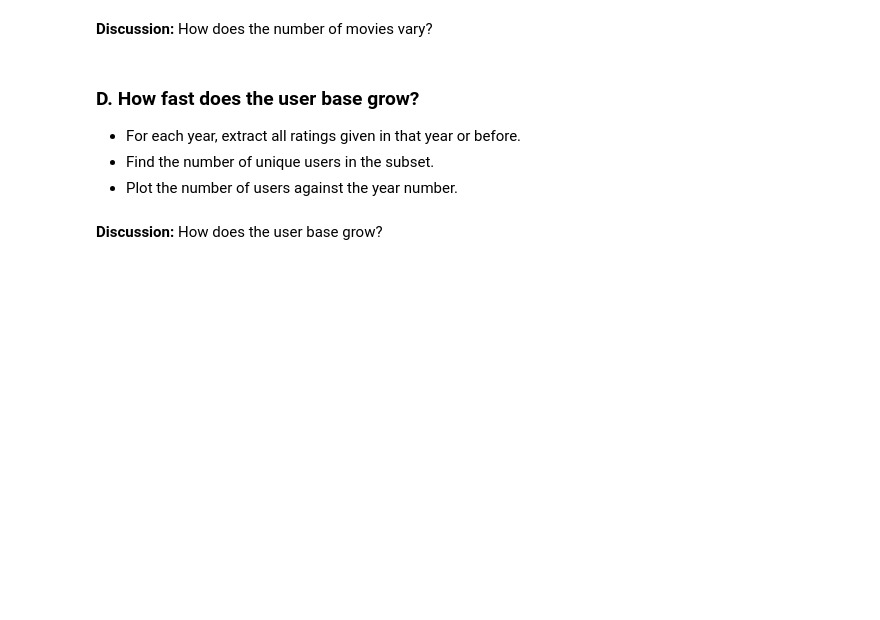
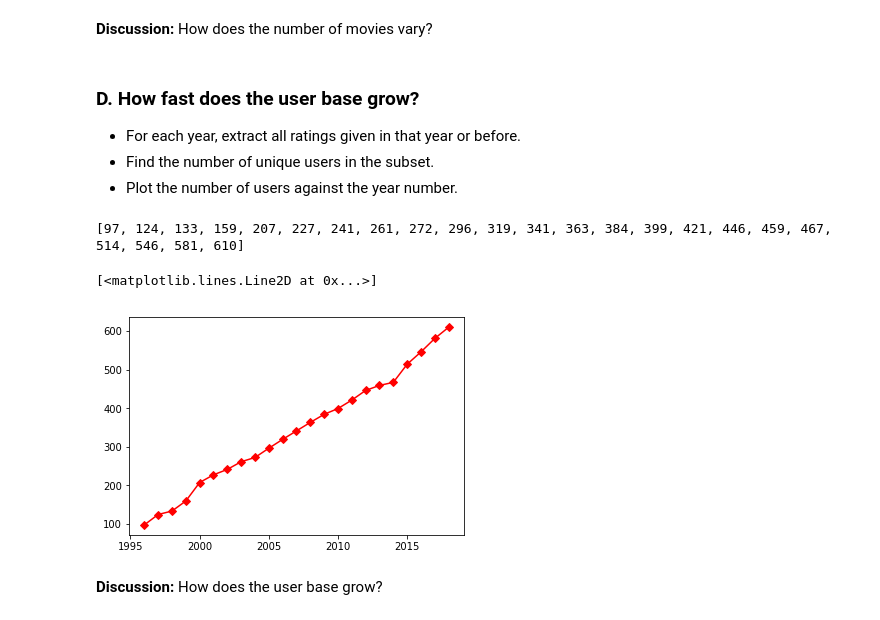
Before and after one commit to ch00226855/CMP464-Fall2019, a Jupyter notebook: Week5_DataFrame_Part2_Ex.ipynb, the cells around one changed output. Drawn from its saved outputs; the diff is of its cells as text; code cells hidden in the pictures; blank space fills up the shorter version.

```diff
--- a/Week5_DataFrame_Part2_Ex.ipynb
+++ b/Week5_DataFrame_Part2_Ex.ipynb
@@ -192,6 +324,21 @@ plt.ylim([0, 5])
 - For each year, extract all ratings given in that year or before.
 - Find the number of unique users in the subset.
 - Plot the number of users against the year number.
+# %%
+all_num_unique_users = []
+for year in years:
+    index_ratings_year = (ratings_df['Year'] <= year)
+    ratings_year = ratings_df[index_ratings_year]
+    num_unique_users_year = len(np.unique(ratings_year['userId'])) # OR
+#     num_unique_movies_year = len(set(ratings_year['movieId']))
+    all_num_unique_users.append(num_unique_users_year)
+print(all_num_unique_users)
+
+plt.plot(years, all_num_unique_users, 'rD-')
+# %% [output]
+[97, 124, 133, 159, 207, 227, 241, 261, 272, 296, 319, 341, 363, 384, 399, 421, 446, 459, 467, 514, 546, 581, 610]
+[<matplotlib.lines.Line2D at 0x...>]
+[figure, added]
 # %% [markdown]
 **Discussion:** How does the user base grow?
 # %% [markdown]
```
Also changed, not shown: parts of 24 cells of this notebook.
